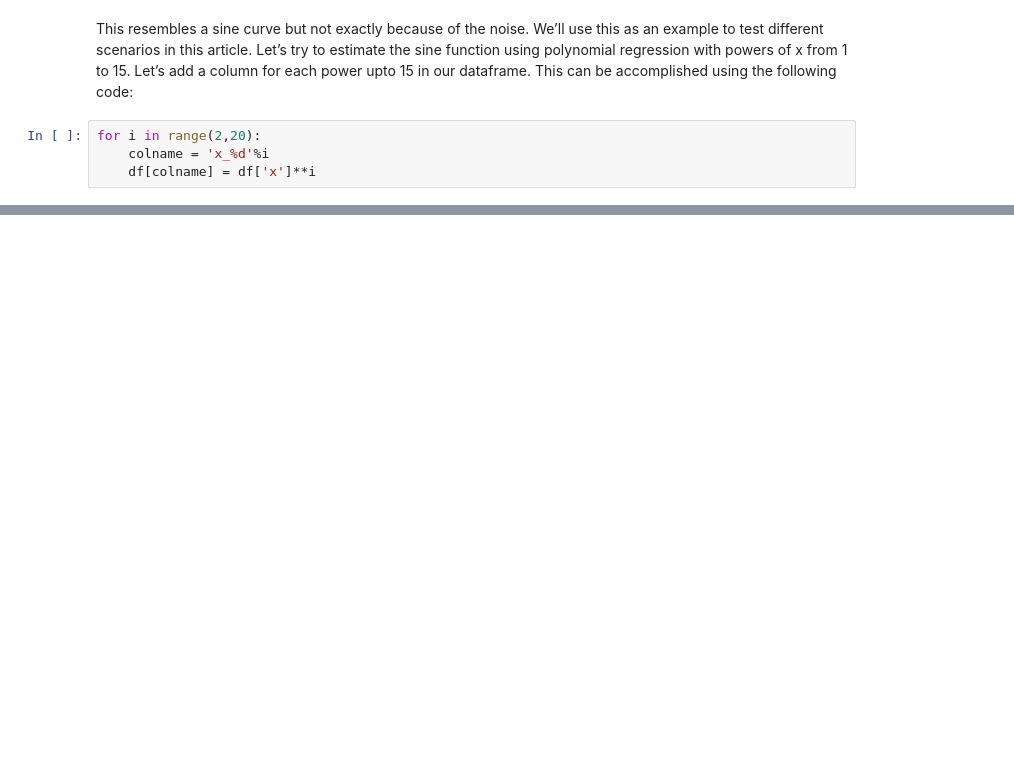
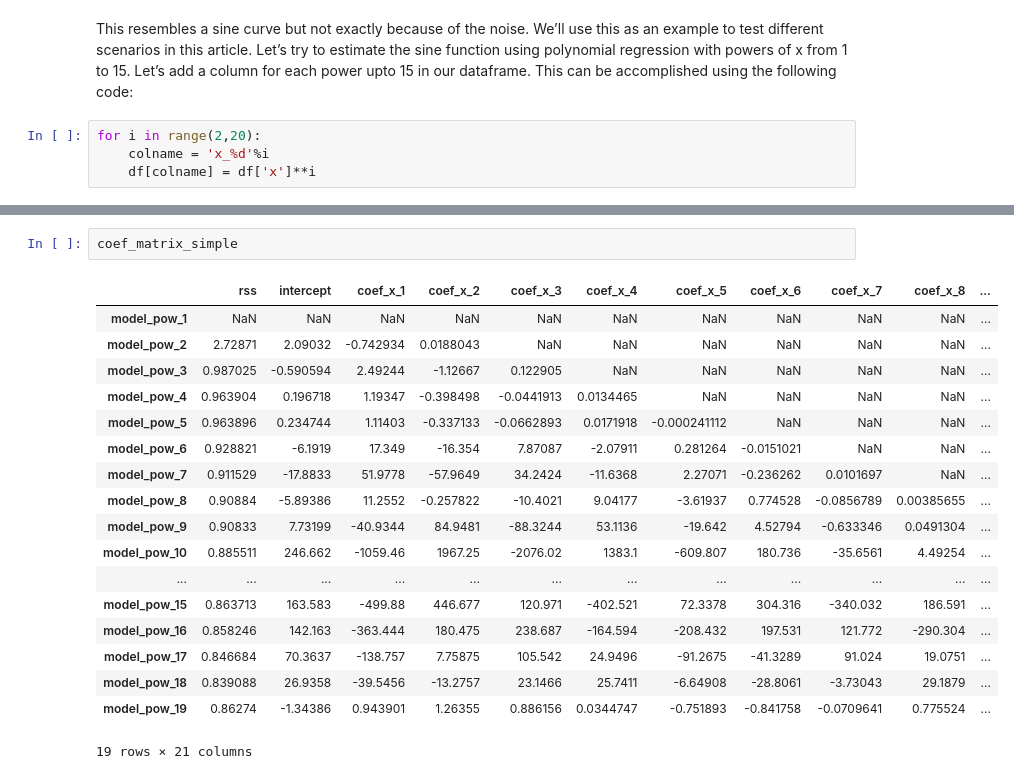
Before and after one commit to davijeb/erudition, a Jupyter notebook: learning/modules/Generalized Linear Models/Ridge.ipynb, the cells around one changed output, grey strips where cells are left out. Cells and saved outputs as stored; diff of their text form; blank space fills up the shorter version.

Commit message:
added coefficient matrix

```diff
--- a/learning/modules/Generalized Linear Models/Ridge.ipynb
+++ b/learning/modules/Generalized Linear Models/Ridge.ipynb
@@ -67 +115,22 @@ render(fig)
 fig.show()
+# %%
+coef_matrix_simple
+# %% [output]
+|  | rss | intercept | coef_x_1 | coef_x_2 | coef_x_3 | coef_x_4 | coef_x_5 | coef_x_6 | coef_x_7 | coef_x_8 | ... |
+| model_pow_1 | NaN | NaN | NaN | NaN | NaN | NaN | NaN | NaN | NaN | NaN | ... |
+| model_pow_2 | 2.72871 | 2.09032 | -0.742934 | 0.0188043 | NaN | NaN | NaN | NaN | NaN | NaN | ... |
+| model_pow_3 | 0.987025 | -0.590594 | 2.49244 | -1.12667 | 0.122905 | NaN | NaN | NaN | NaN | NaN | ... |
+| model_pow_4 | 0.963904 | 0.196718 | 1.19347 | -0.398498 | -0.0441913 | 0.0134465 | NaN | NaN | NaN | NaN | ... |
+| model_pow_5 | 0.963896 | 0.234744 | 1.11403 | -0.337133 | -0.0662893 | 0.0171918 | -0.000241112 | NaN | NaN | NaN | ... |
+| model_pow_6 | 0.928821 | -6.1919 | 17.349 | -16.354 | 7.87087 | -2.07911 | 0.281264 | -0.0151021 | NaN | NaN | ... |
+| model_pow_7 | 0.911529 | -17.8833 | 51.9778 | -57.9649 | 34.2424 | -11.6368 | 2.27071 | -0.236262 | 0.0101697 | NaN | ... |
+| model_pow_8 | 0.90884 | -5.89386 | 11.2552 | -0.257822 | -10.4021 | 9.04177 | -3.61937 | 0.774528 | -0.0856789 | 0.00385655 | ... |
+| model_pow_9 | 0.90833 | 7.73199 | -40.9344 | 84.9481 | -88.3244 | 53.1136 | -19.642 | 4.52794 | -0.633346 | 0.0491304 | ... |
+| model_pow_10 | 0.885511 | 246.662 | -1059.46 | 1967.25 | -2076.02 | 1383.1 | -609.807 | 180.736 | -35.6561 | 4.49254 | ... |
+| ... | ... | ... | ... | ... | ... | ... | ... | ... | ... | ... | ... |
+| model_pow_15 | 0.863713 | 163.583 | -499.88 | 446.677 | 120.971 | -402.521 | 72.3378 | 304.316 | -340.032 | 186.591 | ... |
+| model_pow_16 | 0.858246 | 142.163 | -363.444 | 180.475 | 238.687 | -164.594 | -208.432 | 197.531 | 121.772 | -290.304 | ... |
+| model_pow_17 | 0.846684 | 70.3637 | -138.757 | 7.75875 | 105.542 | 24.9496 | -91.2675 | -41.3289 | 91.024 | 19.0751 | ... |
+| model_pow_18 | 0.839088 | 26.9358 | -39.5456 | -13.2757 | 23.1466 | 25.7411 | -6.64908 | -28.8061 | -3.73043 | 29.1879 | ... |
+| model_pow_19 | 0.86274 | -1.34386 | 0.943901 | 1.26355 | 0.886156 | 0.0344747 | -0.751893 | -0.841758 | -0.0709641 | 0.775524 | ... |
+19 rows × 21 columns
```
Also changed, not shown: parts of 5 cells of this notebook, 1 other file.
